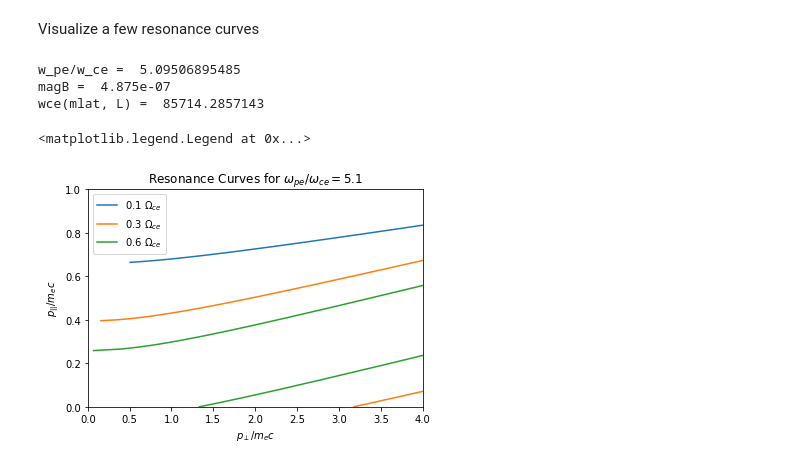
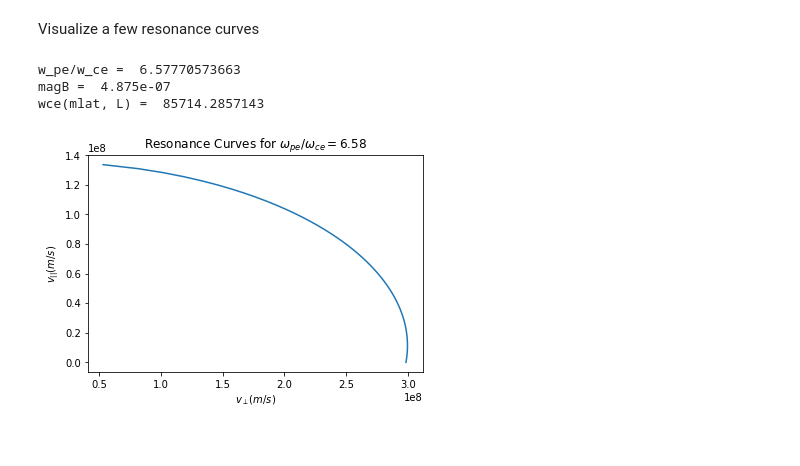
Before and after one commit to mshumko/mageis-microburst, a Jupyter notebook: notebooks/resonance_curves.ipynb, the cells around one changed output. Cells and saved outputs as stored; diff of their text form; code cells hidden in the pictures.

```diff
--- a/notebooks/resonance_curves.ipynb
+++ b/notebooks/resonance_curves.ipynb
@@ -56,36 +58,22 @@ def resCurveVperp(vParallel, w, n0, mlat, L, n = 1):
 # %% [markdown]
 Visualize a few resonance curves
 # %%
-vParallel = c*np.linspace(0, 0.51)
+vParallel = c*np.linspace(0, 0.9, num = 100)
 mlat = 0
 L = 4
-n0 = 60E6 # Density at the time
+n0 = 100E6 # Density at the time
 print('w_pe/w_ce = ', wpe(n0, mlat)/wce(mlat, L))
 print('magB = ', magB(mlat, L))
 print('wce(mlat, L) = ', wce(mlat, L))
 
 vPerp = resCurveVperp(vParallel, 0.1*wce(mlat, L), n0, mlat, L)
-pPerp, pParallel = p(vPerp, vParallel)
-plt.plot(pPerp, pParallel, label = r'$0.1 \ \Omega_{ce}$')
-#plt.plot(vPerp, vParallel)
-
-vPerp = resCurveVperp(vParallel, 0.3*wce(mlat, L), n0, mlat, L)
-pPerp, pParallel = p(vPerp, vParallel)
-plt.plot(pPerp, pParallel, label = r'$0.3 \ \Omega_{ce}$')
-
-vPerp = resCurveVperp(vParallel, 0.6*wce(mlat, L), n0, mlat, L)
-pPerp, pParallel = p(vPerp, vParallel)
-plt.plot(pPerp, pParallel, label = r'$0.6 \ \Omega_{ce}$')
-
-plt.ylim((0, 1))
-plt.xlim((0, 4))
-plt.xlabel(r'$p_{\perp}/m_e c$')
-plt.ylabel(r'$p_{||}/m_e c$')
+plt.plot(vPerp, vParallel)
+plt.xlabel(r'$v_{\perp} (m/s)$')
+plt.ylabel(r'$v_{||} (m/s)$')
 plt.title(r'Resonance Curves for $\omega_{pe} / \omega_{ce} = $' + str(round(wpe(n0, mlat)/wce(mlat, L), 2)))
 plt.legend()
 # %% [output]
-w_pe/w_ce =  5.09506895485
+w_pe/w_ce =  6.57770573663
 magB =  4.875e-07
 wce(mlat, L) =  85714.2857143
-<matplotlib.legend.Legend at 0x...>
-[figure, old version]
+[figure, new version]
```
Also changed, not shown: parts of 7 cells of this notebook, 1 other file.
